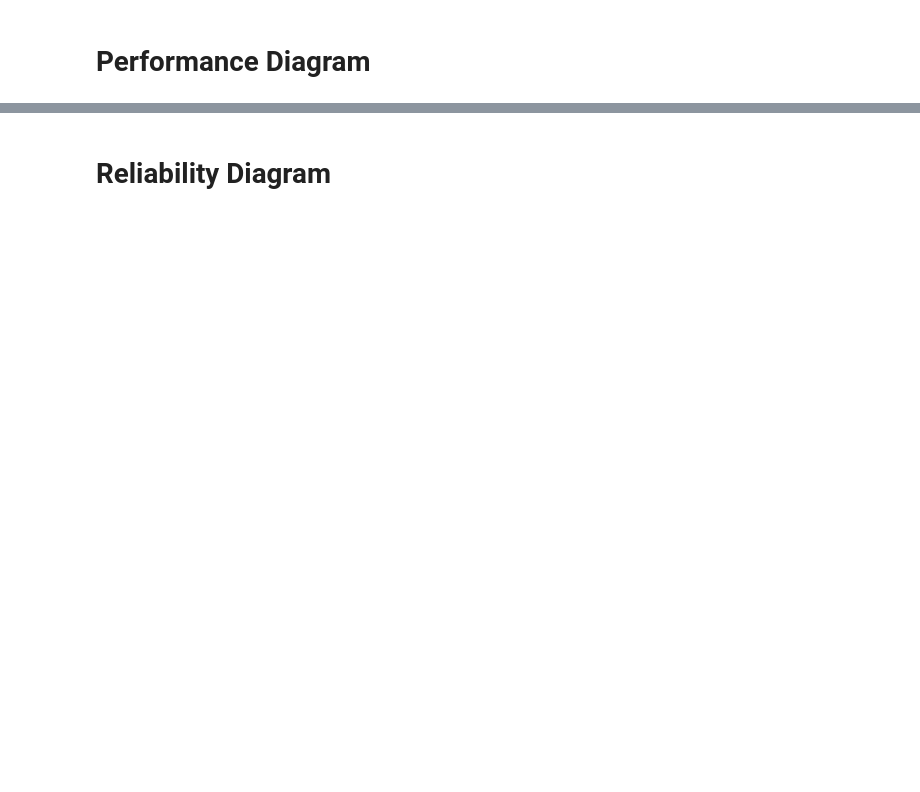
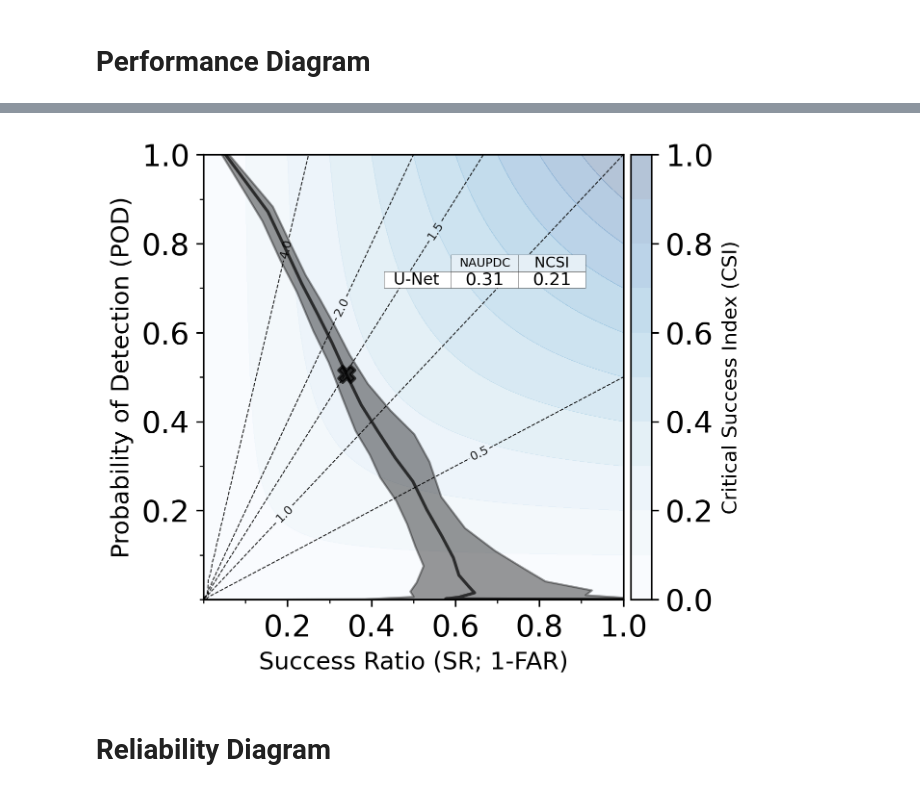
Before and after one commit to svarga1/2to6_hr_severe_wx_deep_learning, a Jupyter notebook: notebooks/Model_evaluation.ipynb, the cells around one changed output, grey strips where cells are left out. Saved outputs shown, nothing was run; the diff lists cells and outputs as text; code cells hidden in the pictures; blank space fills up the shorter version.

```diff
--- a/notebooks/Model_evaluation.ipynb
+++ b/notebooks/Model_evaluation.ipynb
@@ -88,24 +102,26 @@ print(len(groups))
 # %%
 name = 'U-Net'
 _xx={}
 _yy={}
 _scores={}
 scores={'U-Net':{}}
 xx, yy, score = sklearn_curve_bootstrap(y_test.flatten(), results['predict_test'].flatten(), metric='performance',
-                                         n_boot=15, groups=groups,
+                                         n_boot=15, groups=test_groups,
                             random_seed=42)
 _scores[name]=score
 for metric in score:
     scores['U-Net'][metric]=np.nanmean(score[metric])
 _xx[name]=xx
 _yy[name]=yy
 vd = VerificationDiagram()
 
 ax = vd.plot('performance', _xx, _yy, scores=_scores,  add_dots=False,
              add_max_marker=True, table_fontsize=8,  table_alpha=1, line_colors=['k'],
             plot_kwargs={'line_colors':'k'},
              #table_bbox=[0.75, 0.65, 0.25, 0.4]
             )
 plt.show()
+# %% [output]
+[figure, added]
 # %% [markdown]
 # Reliability Diagram
```
Also changed, not shown: parts of 13 cells of this notebook, 4 other files.
